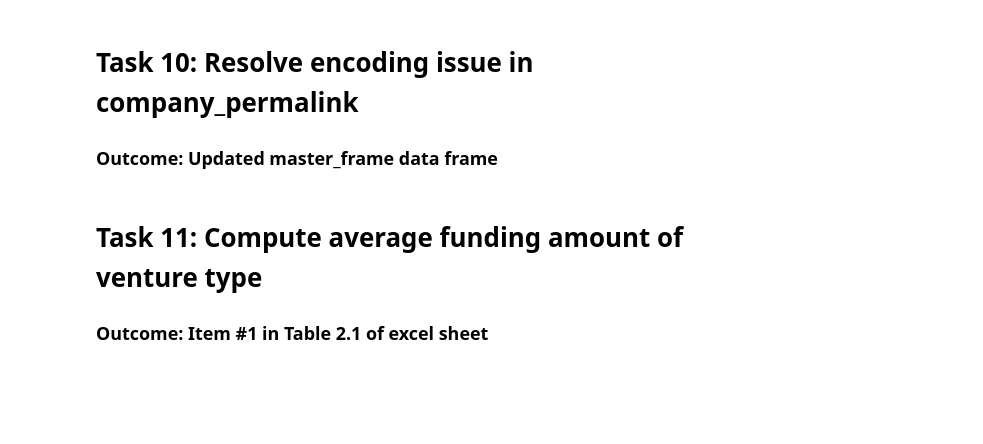
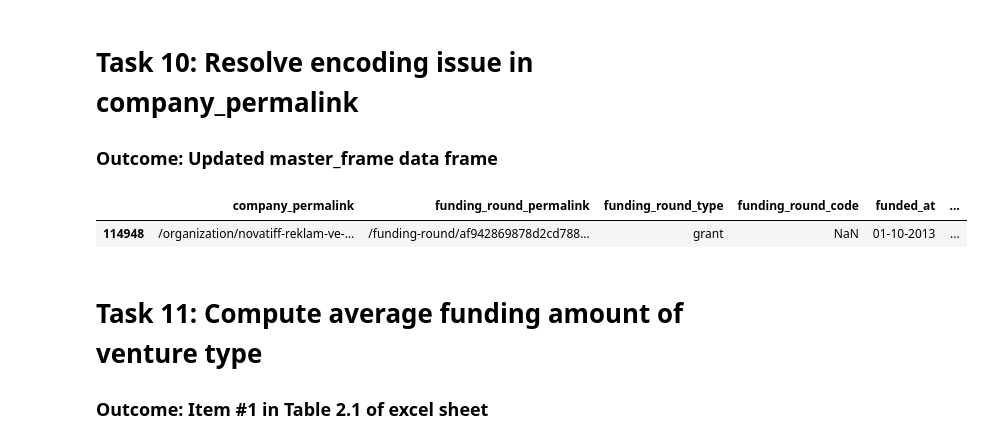
Before and after one commit to Nanditha-G-N/Machine-Learning-Case-Studies, a Jupyter notebook: investment-case-study_SR_AN.ipynb, the cells around one changed output. Saved outputs shown, nothing was run; the diff lists cells and outputs as text; code cells hidden in the pictures; blank space fills up the shorter version.

```diff
--- a/investment-case-study_SR_AN.ipynb
+++ b/investment-case-study_SR_AN.ipynb
@@ -144,3 +149,10 @@ master_frame.shape # 114954
+# %%
+# testing for decoding
+companies[companies['homepage_url']=='http://inovatiff.com']
+master_frame[master_frame['homepage_url']=='http://inovatiff.com']
+# %% [output]
+|  | company_permalink | funding_round_permalink | funding_round_type | funding_round_code | funded_at | ... |
+| 114948 | /organization/novatiff-reklam-ve-... | /funding-round/af942869878d2cd788... | grant | NaN | 01-10-2013 | ... |
 # %% [markdown]
 # Task 11: Compute average funding amount of venture type
 ### Outcome: Item #1 in Table 2.1 of excel sheet
```
Also changed, not shown: parts of 24 cells of this notebook, 1 other file.
